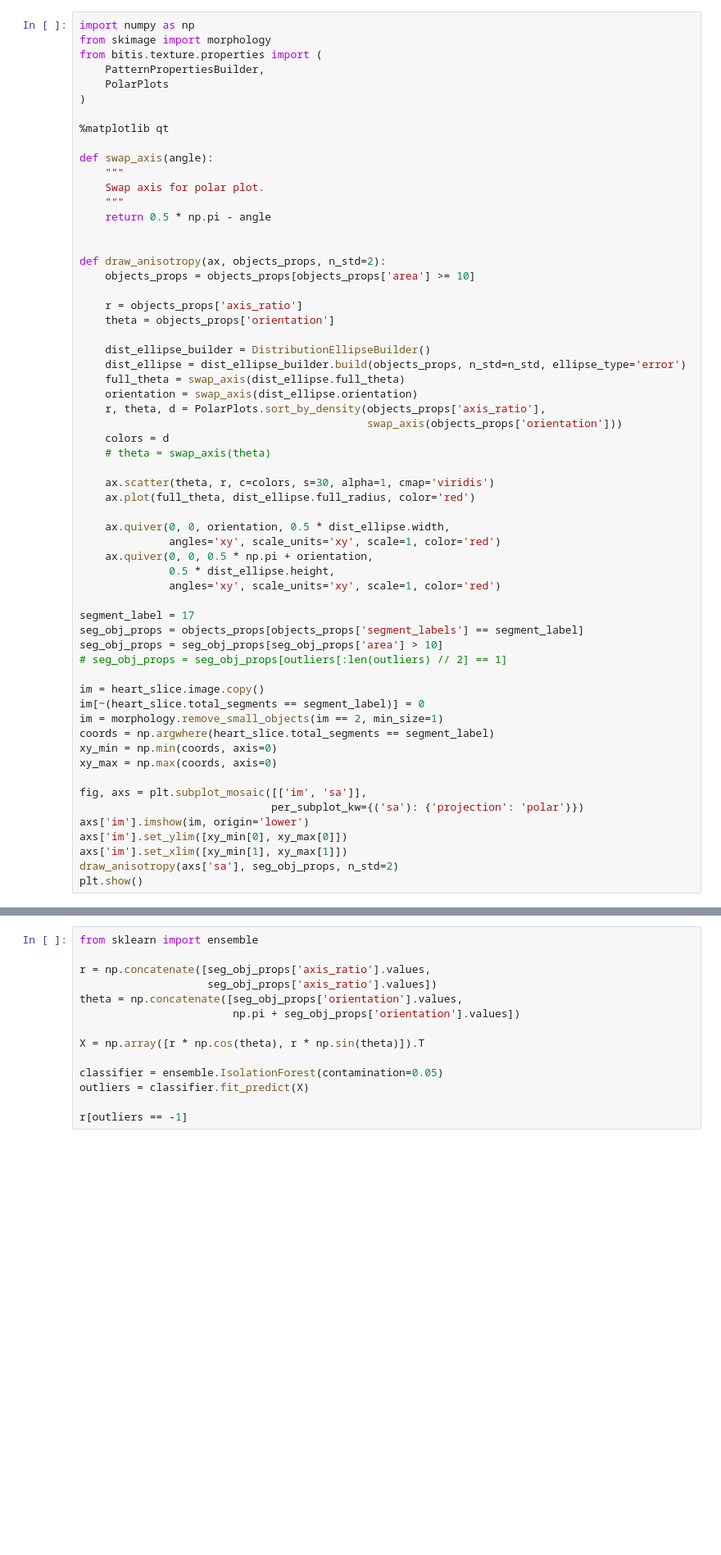
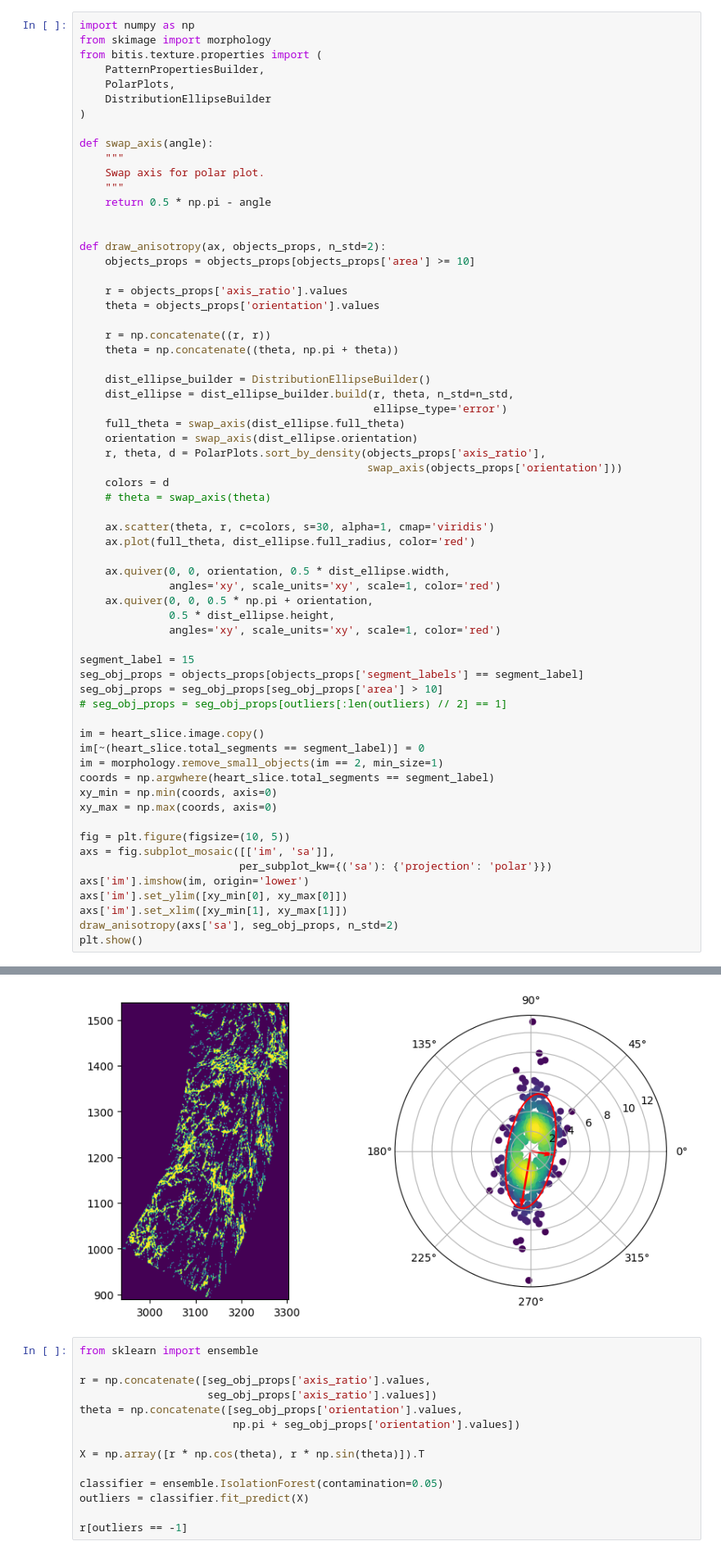
Before and after one commit to AOkenov/FibrosisAnalysis, a Jupyter notebook: analysis/structural_anisotropy.ipynb, the cells around one changed output, grey strips where cells are left out. Shown at 82% size. Drawn from its saved outputs; the diff is of its cells as text; blank space fills up the shorter version.

```diff
--- a/analysis/structural_anisotropy.ipynb
+++ b/analysis/structural_anisotropy.ipynb
@@ -241,10 +93,9 @@ import numpy as np
 from skimage import morphology
 from bitis.texture.properties import (
     PatternPropertiesBuilder,
-    PolarPlots
+    PolarPlots,
+    DistributionEllipseBuilder
 )
-
-%matplotlib qt
 
 def swap_axis(angle):
     """
@@ -256,11 +107,15 @@ def swap_axis(angle):
 def draw_anisotropy(ax, objects_props, n_std=2):
     objects_props = objects_props[objects_props['area'] >= 10]
 
-    r = objects_props['axis_ratio']
-    theta = objects_props['orientation']
+    r = objects_props['axis_ratio'].values
+    theta = objects_props['orientation'].values
+
+    r = np.concatenate((r, r))
+    theta = np.concatenate((theta, np.pi + theta))
 
     dist_ellipse_builder = DistributionEllipseBuilder()
-    dist_ellipse = dist_ellipse_builder.build(objects_props, n_std=n_std, ellipse_type='error')
+    dist_ellipse = dist_ellipse_builder.build(r, theta, n_std=n_std,
+                                              ellipse_type='error')
     full_theta = swap_axis(dist_ellipse.full_theta)
     orientation = swap_axis(dist_ellipse.orientation)
     r, theta, d = PolarPlots.sort_by_density(objects_props['axis_ratio'],
@@ -277,7 +132,7 @@ def draw_anisotropy(ax, objects_props, n_std=2):
               0.5 * dist_ellipse.height,
               angles='xy', scale_units='xy', scale=1, color='red')
 
-segment_label = 17
+segment_label = 15
 seg_obj_props = objects_props[objects_props['segment_labels'] == segment_label]
 seg_obj_props = seg_obj_props[seg_obj_props['area'] > 10]
 # seg_obj_props = seg_obj_props[outliers[:len(outliers) // 2] == 1]
@@ -289,8 +144,9 @@ coords = np.argwhere(heart_slice.total_segments == segment_label)
 xy_min = np.min(coords, axis=0)
 xy_max = np.max(coords, axis=0)
 
-fig, axs = plt.subplot_mosaic([['im', 'sa']],
-                              per_subplot_kw={('sa'): {'projection': 'polar'}})
+fig = plt.figure(figsize=(10, 5))
+axs = fig.subplot_mosaic([['im', 'sa']],
+                         per_subplot_kw={('sa'): {'projection': 'polar'}})
 axs['im'].imshow(im, origin='lower')
 axs['im'].set_ylim([xy_min[0], xy_max[0]])
 axs['im'].set_xlim([xy_min[1], xy_max[1]])
@@ -301,3 +156,4 @@ qt.qpa.wayland: Wayland does not support QWindow::requestActivate()
+[figure, added]
 # %%
 from sklearn import ensemble
 
```
Also changed, not shown: parts of 8 cells of this notebook, 38 other files.
